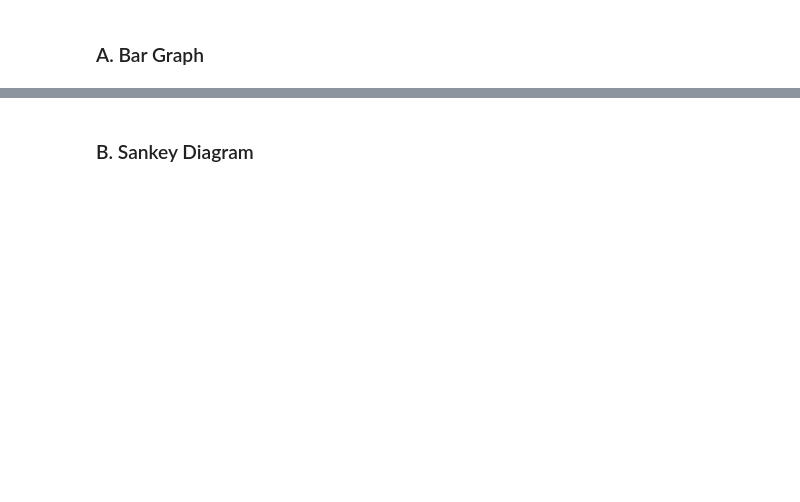
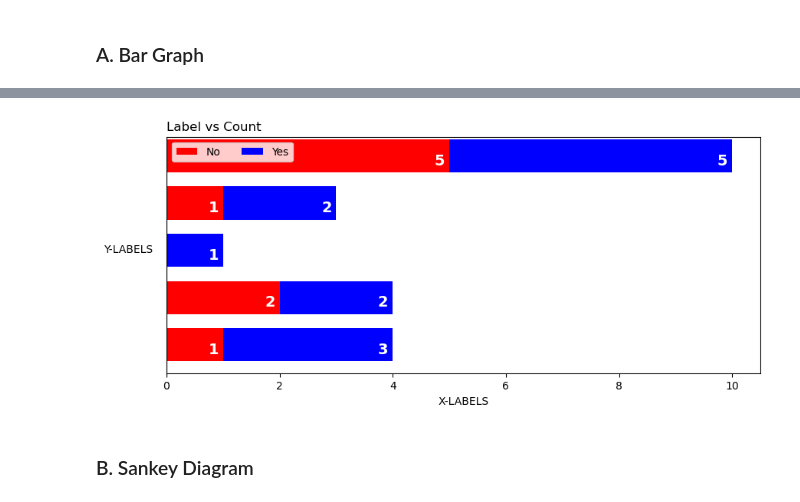
Before and after one commit to zeusschoolacc/PLOTS, a Jupyter notebook: notebook.ipynb, the cells around one changed output, grey strips where cells are left out. Saved outputs shown, nothing was run; the diff lists cells and outputs as text; code cells hidden in the pictures; blank space fills up the shorter version.

```diff
--- a/notebook.ipynb
+++ b/notebook.ipynb
@@ -135,2 +66,53 @@ plt.show()
+# %%
+# Map count to convert 0 to No and 1 to Yes
+bar_df['COUNT_YN'] = bar_df['COUNT'].map({
+    0: 'No',
+    1: 'Yes'
+})
+
+# Creates a crosstab of Label and Count_YN
+crosstab = pd.crosstab(bar_df['LABEL'], bar_df['COUNT_YN'])
+
+# Plot out into a horizontal bar
+ax = crosstab.plot(
+    kind='barh',
+    stacked=True,
+    color=['red', 'blue'],
+    figsize=(10, 4)
+)
+
+# Set label for each container
+for container in ax.containers:
+    ax.bar_label(
+        container,
+        color='white',
+        padding=-14,
+        fontsize=14,
+        fontweight=1000,
+        labels=map(lambda x: str(int(x)), container.datavalues)
+    )
+
+# Adjust bar height
+for bar in ax.patches:
+    bar.set_height(0.7)
+
+# Set graph title and label
+plt.title("Label vs Count", loc='left')
+plt.ylabel('Y-LABELS', rotation=0, labelpad=36)
+plt.xlabel('X-LABELS')
+
+# Remove y ticks
+plt.yticks([])
+
+# Add legend to top left
+plt.legend(loc='upper left', ncols=2)
+
+# Save image to IMAGE_PATH
+plt.savefig(IMAGE_PATH + 'bar_graph.png')
+
+# Show plot
+plt.show()
+# %% [output]
+[figure, added]
 # %% [markdown]
 ### B. Sankey Diagram
```
Also changed, not shown: parts of 12 cells of this notebook, 2 other files.
